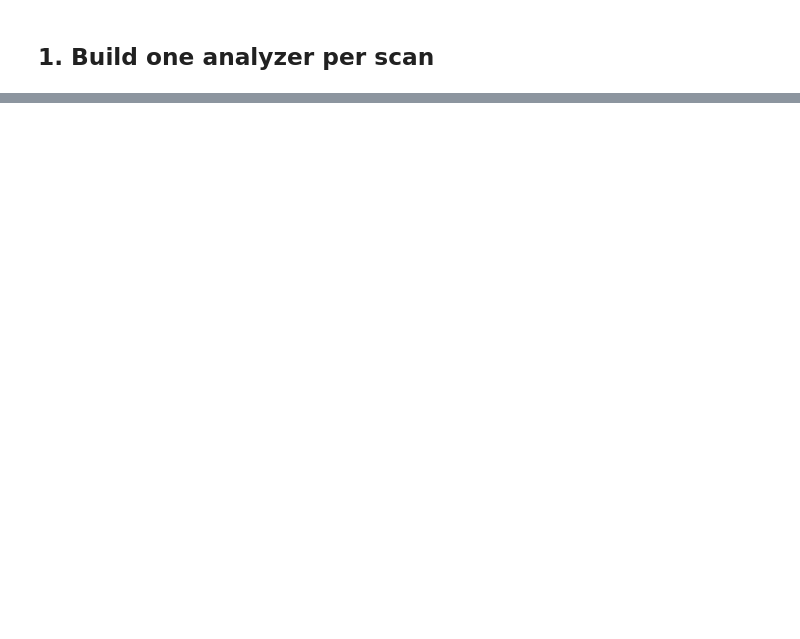
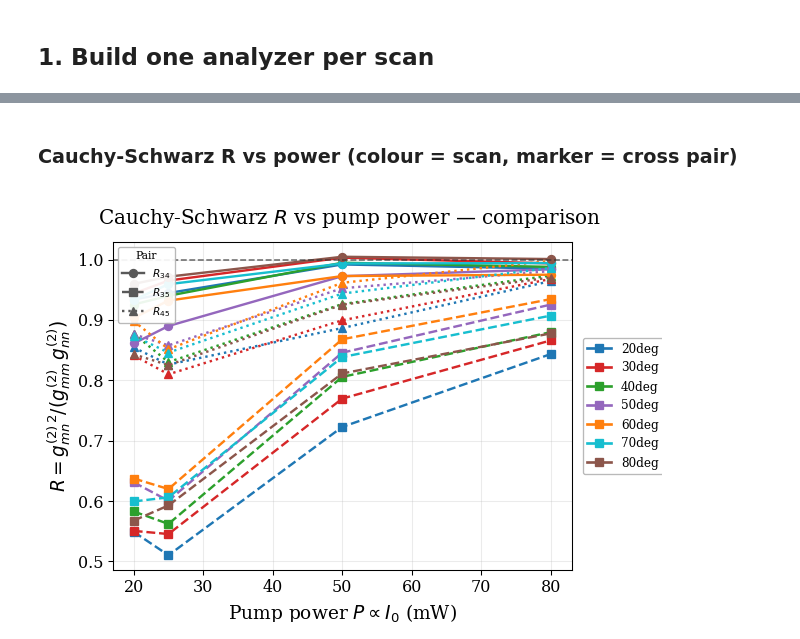
Before and after one commit to SimonWtmn/Quantum_SHHG, a Jupyter notebook: run/powerscan/powerscan_compare.ipynb, the cells around one changed output, grey strips where cells are left out. Saved outputs shown, nothing was run; the diff lists cells and outputs as text; code cells hidden in the pictures; blank space fills up the shorter version.

```diff
--- a/run/powerscan/powerscan_compare.ipynb
+++ b/run/powerscan/powerscan_compare.ipynb
@@ -70,0 +126,7 @@ rep.plots(harmonics=HARMONICS, g2_ylim=None, sigma2_ylim=None,
+# %% [markdown]
+### Cauchy-Schwarz R vs power (colour = scan, marker = cross pair)
+# %%
+fig, _ = c.plot_R_vs_power(harmonics=HARMONICS, ylim=None)
+rep.save(fig, "R_vs_power", dpi=500)
+# %% [output]
+[figure, added]
```
Also changed, not shown: parts of 26 cells of this notebook, 7 other files.
